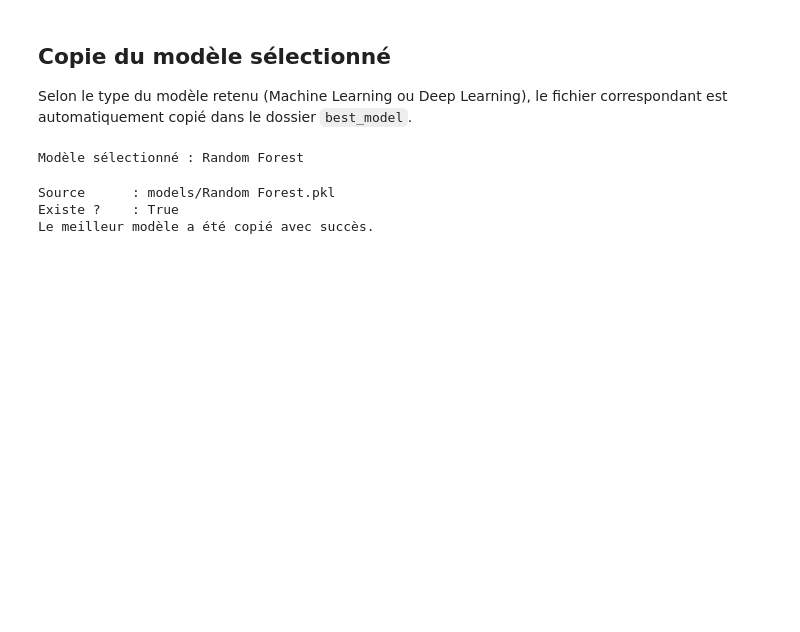
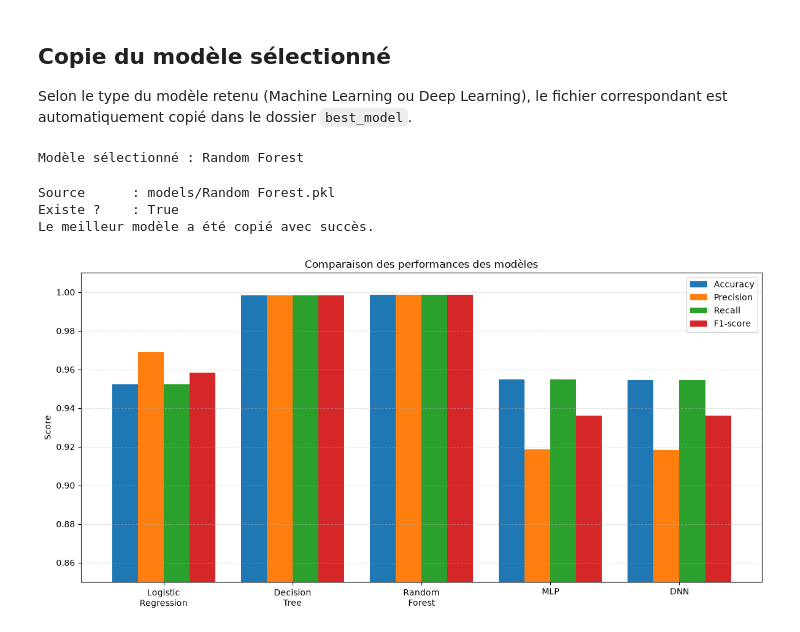
Before and after one commit to majda250/cicids2017-intrusion-detection, a Jupyter notebook: 08_model_comparison.ipynb, the cells around one changed output. Drawn from its saved outputs; the diff is of its cells as text; code cells hidden in the pictures; blank space fills up the shorter version.

```diff
--- a/08_model_comparison.ipynb
+++ b/08_model_comparison.ipynb
@@ -307,3 +307,48 @@ print("Le meilleur modèle a été copié avec succès.")
 Source      : models/Random Forest.pkl
 Existe ?    : True
 Le meilleur modèle a été copié avec succès.
+# %%
+import matplotlib.pyplot as plt
+import numpy as np
+
+# ==========================
+# Résultats des modèles
+# ==========================
+
+models = [
+    "Logistic\nRegression",
+    "Decision\nTree",
+    "Random\nForest",
+    "MLP",
+    "DNN"
+]
+
+accuracy = [0.9523, 0.9982, 0.9986, 0.9548, 0.9546]
+precision = [0.9692, 0.9983, 0.9987, 0.9185, 0.9183]
+recall = [0.9523, 0.9982, 0.9986, 0.9548, 0.9546]
+f1 = [0.9582, 0.9982, 0.9986, 0.9362, 0.9361]
+
+x = np.arange(len(models))
+width = 0.2
+
+plt.figure(figsize=(12,6))
+
+plt.bar(x-1.5*width, accuracy, width, label='Accuracy')
+plt.bar(x-0.5*width, precision, width, label='Precision')
+plt.bar(x+0.5*width, recall, width, label='Recall')
+plt.bar(x+1.5*width, f1, width, label='F1-score')
+
+plt.xticks(x, models)
+plt.ylim(0.85,1.01)
+
+plt.ylabel("Score")
+plt.title("Comparaison des performances des modèles")
+
+plt.legend()
+
+plt.grid(axis='y', linestyle='--', alpha=0.4)
+
+plt.tight_layout()
+plt.show()
+# %% [output]
+[figure, added]
```
Also changed, not shown: parts of 3 cells of this notebook, 4 other files.
